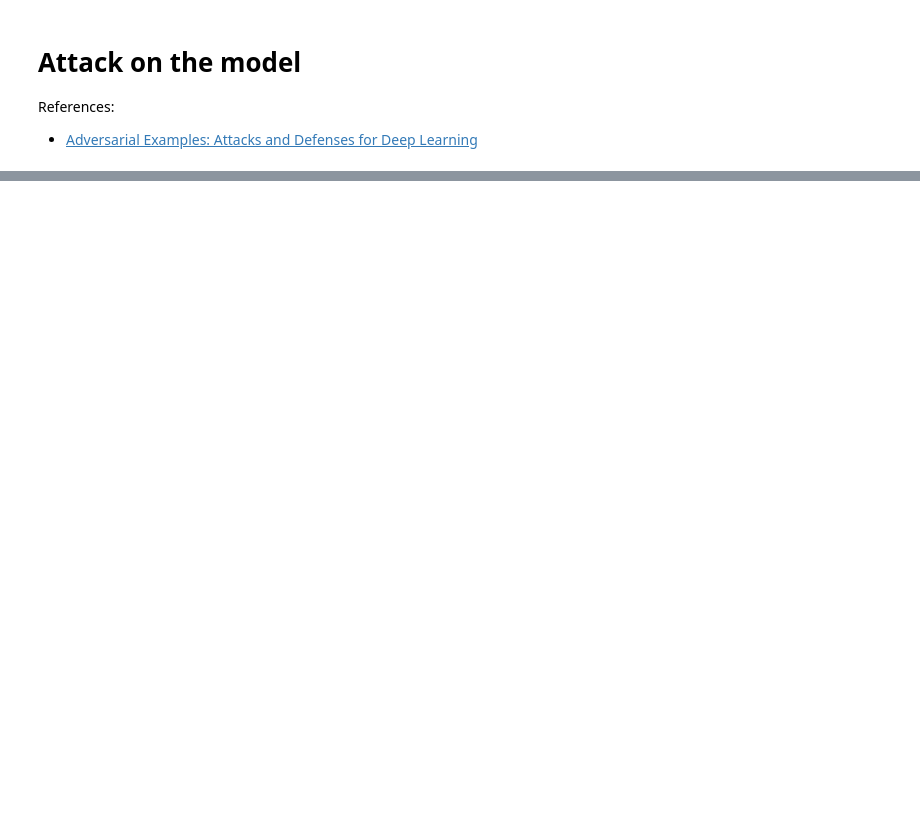
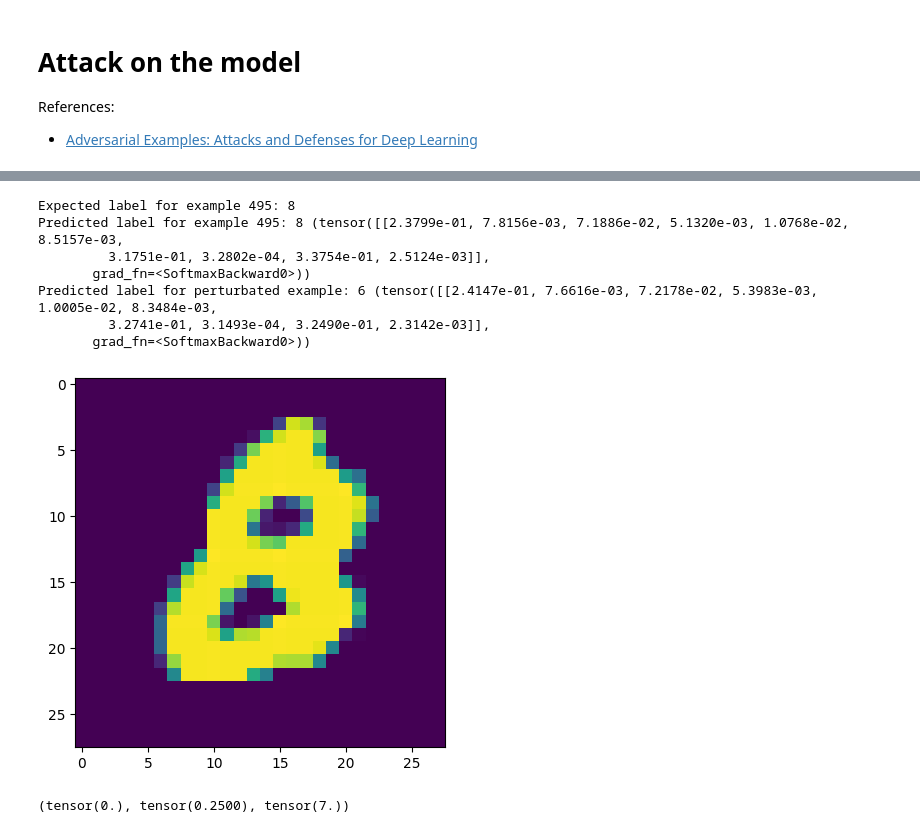
Before and after one commit to cotonne/or-ml-ai-stats, a Jupyter notebook: ai/mnist-LeNet5.ipynb, the cells around one changed output, grey strips where cells are left out. Drawn from its saved outputs; the diff is of its cells as text; code cells hidden in the pictures; blank space fills up the shorter version.

```diff
--- a/ai/mnist-LeNet5.ipynb
+++ b/ai/mnist-LeNet5.ipynb
@@ -168,19 +196,33 @@ def attack(current_img):
     loss.backward(gradient=external_grad, retain_graph=True)
     return (x_delta + 0.25 * torch.sign(x_delta.grad)).detach()
 # %%
-for i in range(708, len(test_labels)):
-    x = test_inputs[i]
-    y_softmax = net(x.unsqueeze(0))
+initial_index = 0
+# initial_index = 708
+
+for i in range(initial_index, len(test_labels)):
+    x_origin = test_inputs[i]
+    y_softmax = net(x_origin.unsqueeze(0))
     y = torch.argmax(y_softmax)
     if y == test_labels[i]:
         x_attack = attack(i)
         y_hat_attack_softmax = net(x_attack.unsqueeze(0))
         y_hat_attack = torch.argmax(y_hat_attack_softmax)
         if y_hat_attack != y:
             plt.imshow(x_attack[0].numpy())
-            print(i, test_labels[i])
-            print(y, y_softmax)
-            print(y_hat_attack, y_hat_attack_softmax)
+            print(f"Expected label for example {i}: {test_labels[i]}")
+            print(f"Predicted label for example {i}: {y} ({y_softmax})")
+            print(f"Predicted label for perturbated example: {y_hat_attack} ({y_hat_attack_softmax})")
             break
+# %% [output]
+Expected label for example 495: 8
+Predicted label for example 495: 8 (tensor([[2.3799e-01, 7.8156e-03, 7.1886e-02, 5.1320e-03, 1.0768e-02, 8.5157e-03,
+         3.1751e-01, 3.2802e-04, 3.3754e-01, 2.5124e-03]],
+       grad_fn=<SoftmaxBackward0>))
+Predicted label for perturbated example: 6 (tensor([[2.4147e-01, 7.6616e-03, 7.2178e-02, 5.3983e-03, 1.0005e-02, 8.3484e-03,
+         3.2741e-01, 3.1493e-04, 3.2490e-01, 2.3142e-03]],
+       grad_fn=<SoftmaxBackward0>))
+[figure, added]
 # %%
-x[0, 0, 0], x_delta.grad[0, 0, 0], x_attack[0, 0, 0], torch.linalg.norm(x - x_attack)
+x_origin[0, 0, 0], x_attack[0, 0, 0], torch.linalg.norm(x_origin - x_attack)
+# %% [output]
+(tensor(0.), tensor(0.2500), tensor(7.))
```
Also changed, not shown: parts of 15 cells of this notebook.
